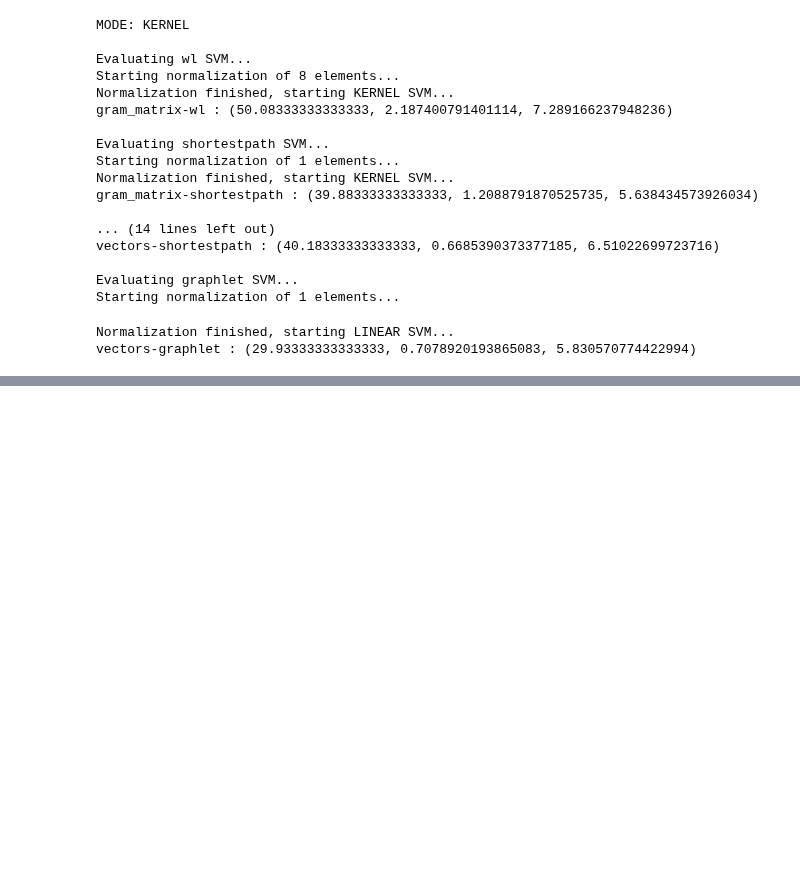
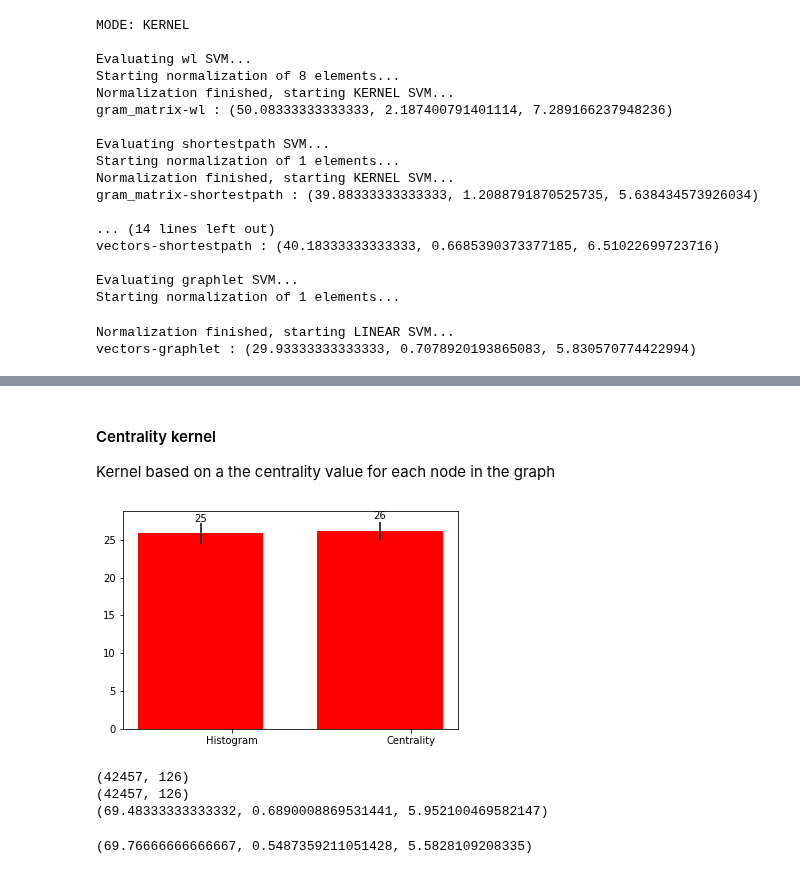
Before and after one commit to markkod/pc3-enzymes, a Jupyter notebook: Kernels_FINAL.ipynb, the cells around one changed output, grey strips where cells are left out. Drawn from its saved outputs; the diff is of its cells as text; code cells hidden in the pictures; blank space fills up the shorter version.

```diff
--- a/Kernels_FINAL.ipynb
+++ b/Kernels_FINAL.ipynb
@@ -354,0 +379,50 @@ plt.show()
+# %%
+# Maximum number of nodes in any of the graphs, used to allocate the vector size
+max_nodes = max(map(lambda x: x.number_of_nodes(), G))
+
+# Uses a sparse matrix since most elements will be 0, every vector will be
+# padded with zeros until the max size is reached
+histograms = csr_matrix((len(G), max_nodes))
+for i, g in enumerate(G):
+    for n, d in g.degree():
+        histograms[i, n] = d
+
+# Create gram matrix from feature vectors
+histogram_gram = histograms @ histograms.T
+# %% [markdown]
+#### Centrality kernel
+
+Kernel based on a the centrality value for each node in the graph
+# %%
+# Uses a sparse matrix since most elements will be 0, every vector will be
+# padded with zeros until the max size is reached
+centrality = csr_matrix((len(G), max_nodes))
+for i, g in enumerate(G):
+    for n, d in nx.degree_centrality(g).items():
+        centrality[i, n] = d
+
+# Create gram matrix from feature vectors
+centrality_gram = centrality @ centrality.T
+# %%
+custom_results = []
+for array in [histograms, centrality]:
+ normalized = [aux.normalize_feature_vector(array)]
+ custom_results.append(ke.linear_svm_evaluation(normalized, classes, num_repetitions=10, all_std=True))
+# %%
+draw_graph(list(x[0] for x in custom_results), list(x[1] for x in custom_results), None, None, ["Histogram", "Centrality"], "", "")
+# %% [output]
+[figure, added]
+# %%
+val = data["vectors"]["wl"][2].T.dot(histograms)
+normalized = [aux.normalize_feature_vector(val)]
+print(ke.linear_svm_evaluation(normalized, classes, num_repetitions=10, all_std=True))
+# %% [output]
+(42457, 126)
+(42457, 126)
+(69.48333333333332, 0.6890008869531441, 5.952100469582147)
+# %%
+val = data["vectors"]["wl"][2].T.dot(centrality)
+normalized = [aux.normalize_feature_vector(val)]
+print(ke.linear_svm_evaluation(normalized, classes, num_repetitions=10, all_std=True))
+# %% [output]
+(69.76666666666667, 0.5487359211051428, 5.5828109208335)
```
Also changed, not shown: parts of 8 cells of this notebook.
